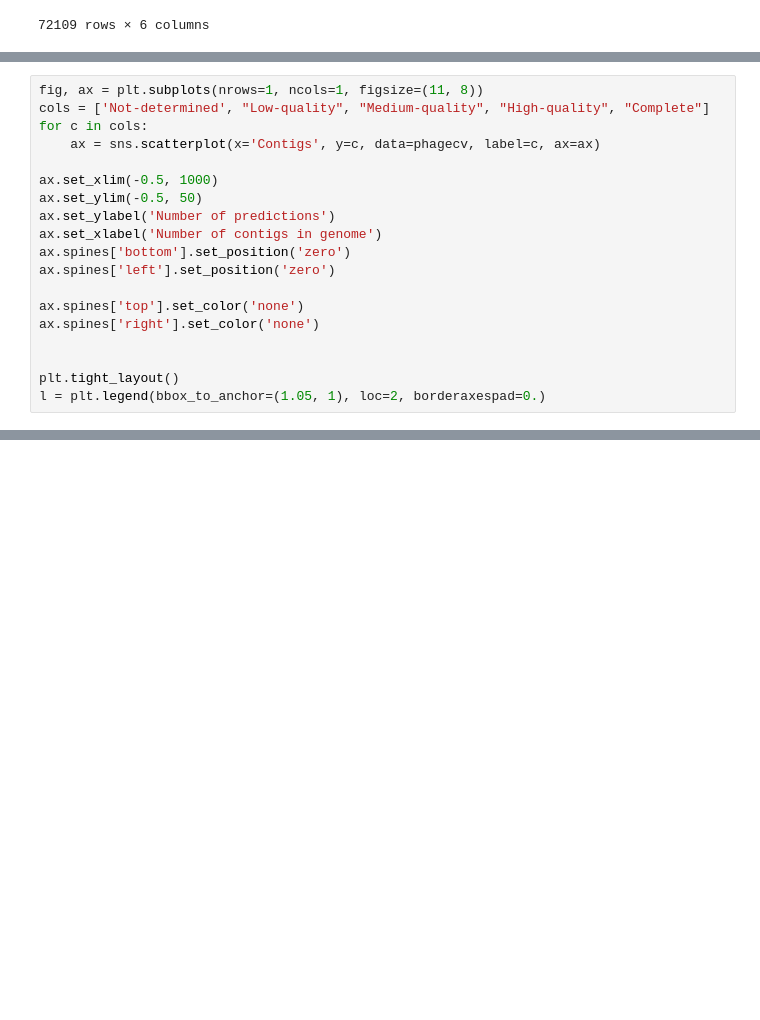
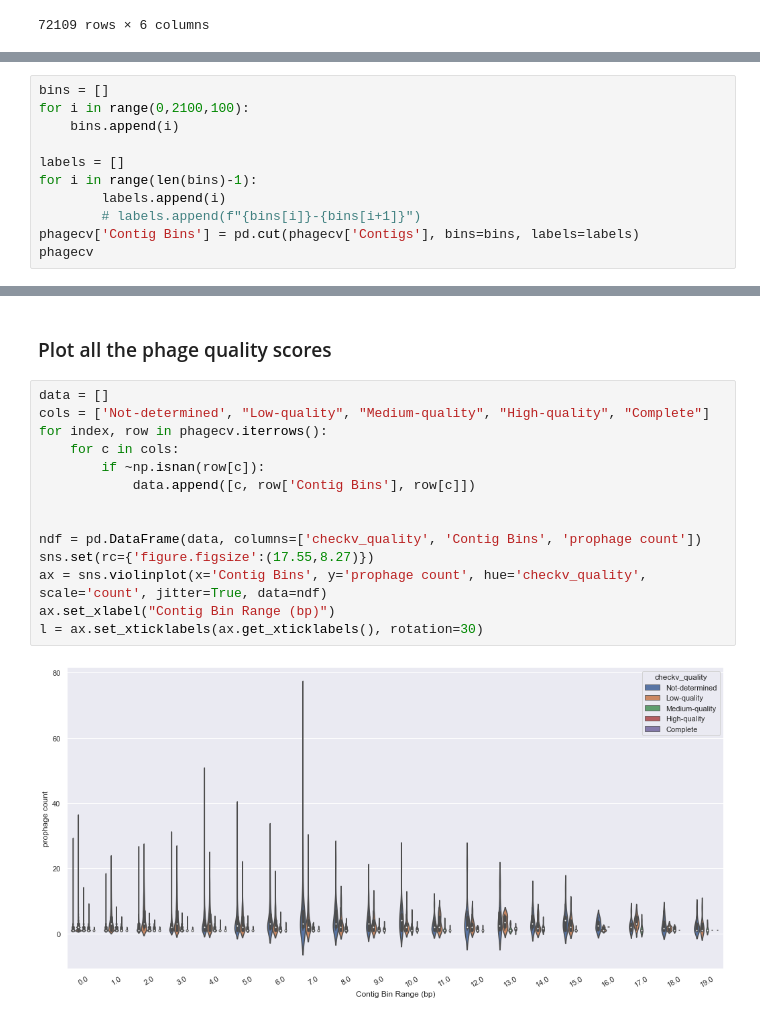
Before and after one commit to linsalrob/PhispyAnalysis, a Jupyter notebook: DataAnalysis/CheckV.ipynb, the cells around one changed output, grey strips where cells are left out. Saved outputs shown, nothing was run; the diff lists cells and outputs as text; blank space fills up the shorter version.

```diff
--- a/DataAnalysis/CheckV.ipynb
+++ b/DataAnalysis/CheckV.ipynb
@@ -146,19 +163,0 @@ l = plt.legend(bbox_to_anchor=(1.05, 1), loc=2, borderaxespad=0.)
-# %%
-fig, ax = plt.subplots(nrows=1, ncols=1, figsize=(11, 8))
-cols = ['Not-determined', "Low-quality", "Medium-quality", "High-quality", "Complete"]
-for c in cols:
-    ax = sns.scatterplot(x='Contigs', y=c, data=phagecv, label=c, ax=ax)
-
-ax.set_xlim(-0.5, 1000)
-ax.set_ylim(-0.5, 50)
-ax.set_ylabel('Number of predictions')
-ax.set_xlabel('Number of contigs in genome')
-ax.spines['bottom'].set_position('zero')
-ax.spines['left'].set_position('zero')
-
-ax.spines['top'].set_color('none')
-ax.spines['right'].set_color('none')
-
-
-plt.tight_layout()
-l = plt.legend(bbox_to_anchor=(1.05, 1), loc=2, borderaxespad=0.)
@@ -166,0 +168,11 @@ l = plt.legend(bbox_to_anchor=(1.05, 1), loc=2, borderaxespad=0.)
+# %%
+bins = []
+for i in range(0,2100,100):
+    bins.append(i)
+
+labels = []
+for i in range(len(bins)-1):
+        labels.append(i)
+        # labels.append(f"{bins[i]}-{bins[i+1]}")
+phagecv['Contig Bins'] = pd.cut(phagecv['Contigs'], bins=bins, labels=labels)
+phagecv
@@ -166,0 +193,18 @@ l = plt.legend(bbox_to_anchor=(1.05, 1), loc=2, borderaxespad=0.)
+# %% [markdown]
+### Plot all the phage quality scores
+# %%
+data = []
+cols = ['Not-determined', "Low-quality", "Medium-quality", "High-quality", "Complete"]
+for index, row in phagecv.iterrows():
+    for c in cols:
+        if ~np.isnan(row[c]):
+            data.append([c, row['Contig Bins'], row[c]])
+
+
+ndf = pd.DataFrame(data, columns=['checkv_quality', 'Contig Bins', 'prophage count'])
+sns.set(rc={'figure.figsize':(17.55,8.27)})
+ax = sns.violinplot(x='Contig Bins', y='prophage count', hue='checkv_quality', scale='count', jitter=True, data=ndf)
+ax.set_xlabel("Contig Bin Range (bp)")
+l = ax.set_xticklabels(ax.get_xticklabels(), rotation=30)
+# %% [output]
+[figure, added]
```
Also changed, not shown: parts of 25 cells of this notebook.
